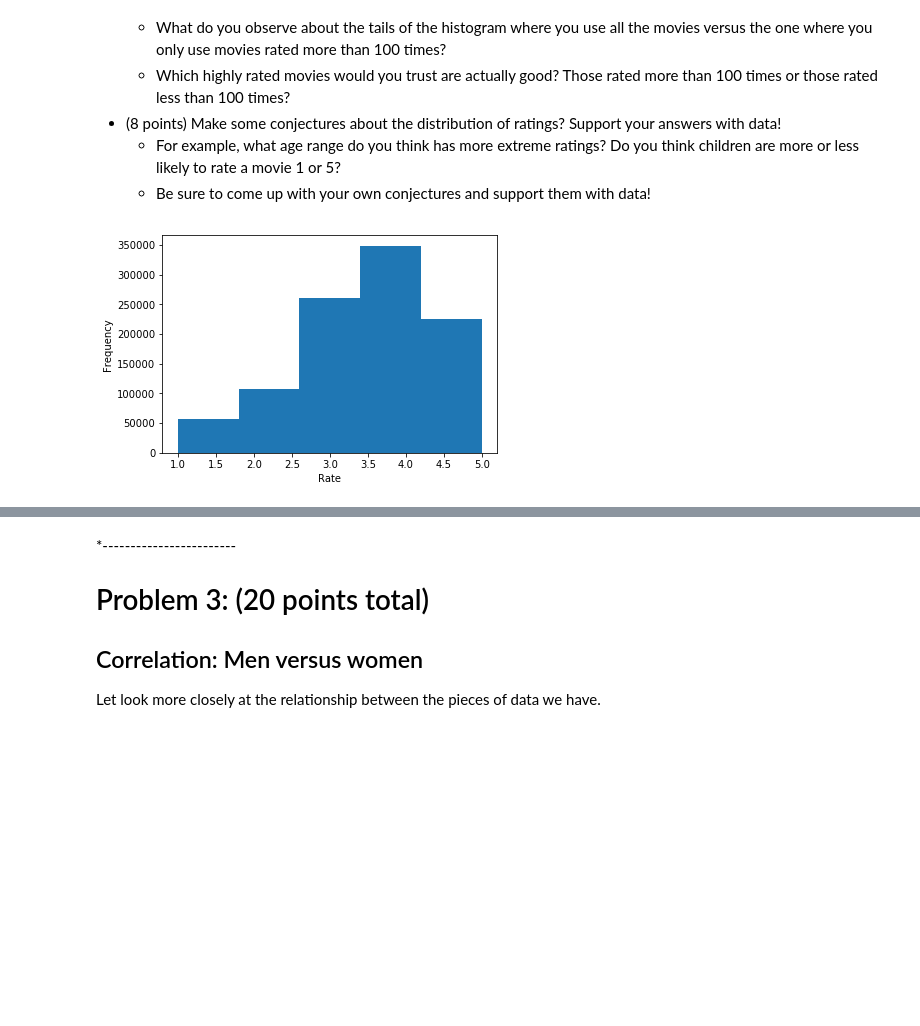
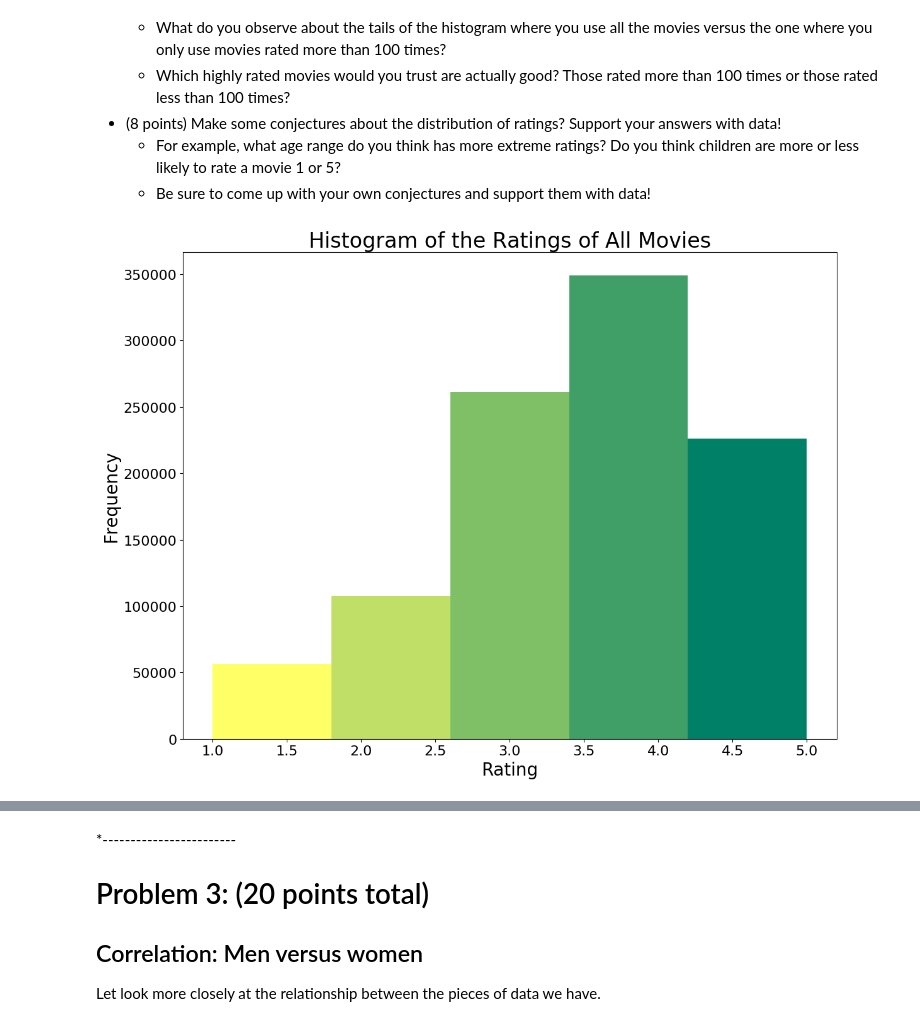
Before and after one commit to DS501-17Fall/Project-02, a Jupyter notebook: CaseStudy2.ipynb, the cells around one changed output, grey strips where cells are left out. Drawn from its saved outputs; the diff is of its cells as text; code cells hidden in the pictures; blank space fills up the shorter version.

```diff
--- a/CaseStudy2.ipynb
+++ b/CaseStudy2.ipynb
@@ -394,22 +402,36 @@ plt.show()
 # %%
 # -------------------------------
 # Your code goes here.
 # Add as many cells as you need
 # -------------------------------
 """
 Plot a histogram of the ratings of all movies.
 """
 import pandas as pd
 import matplotlib.pyplot as plt
 
 # Load data from HDF5 file
 data = pd.read_hdf('data.h5')
 
-data.Rating.plot.hist(bins=5)
-plt.xlabel('Rate')
+plt.figure(figsize=(12,9), dpi=100)
+cm = plt.cm.get_cmap('summer_r')
+n, bins, patches = plt.hist(data.Rating, bins=5)
+bin_centers = 0.5 * (bins[:-1] + bins[1:])
+col = bin_centers - min(bin_centers)
+col /= max(col)
+for c, p in zip(col, patches):
+    plt.setp(p, 'facecolor', cm(c))
+
+plt.xlabel('Rating',fontsize=20)
+plt.ylabel('Frequency',fontsize=20)
+plt.xticks(fontsize=16)
+plt.yticks(fontsize=16)
+plt.title('Histogram of the Ratings of All Movies', fontsize=24)
+plt.tight_layout()
+plt.savefig('images/P2-Hist-Rating.png')
 plt.show()
 # %% [output]
-[figure, old version]
+[figure, new version]
 # %%
 """
 Plot a histogram of the number of ratings each movie recieved.
```
Also changed, not shown: parts of 31 cells of this notebook, 4 other files.
